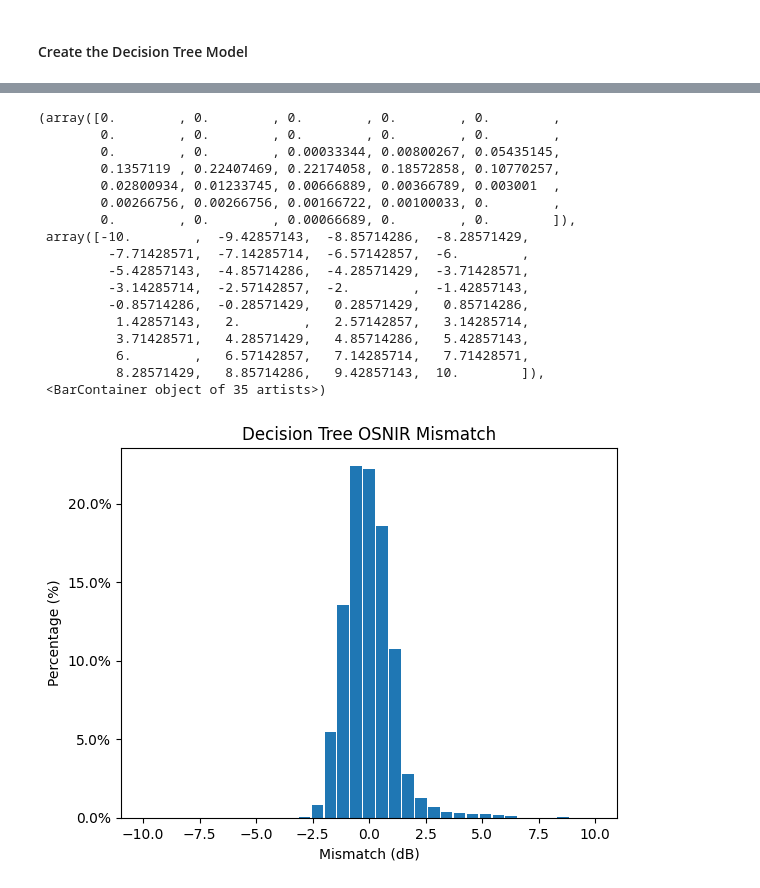
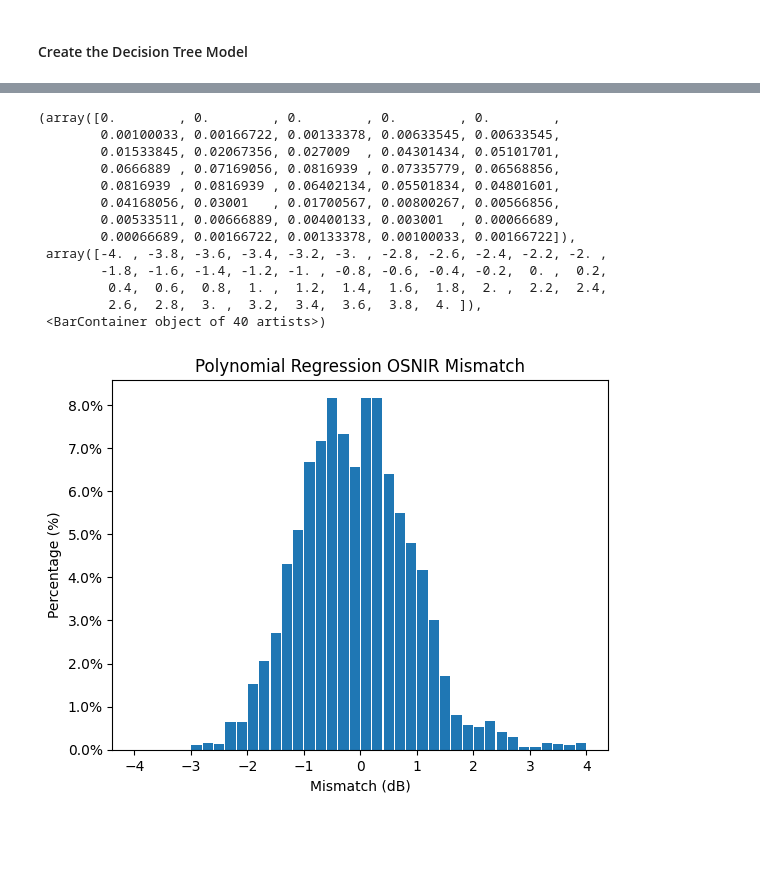
Before and after one commit to amaliacontiero/UndergradThesis, a Jupyter notebook: Machine Learning Techniques/Multivariate Polynomial Regression/OSNIR_Polynomial_Regression.ipynb, the cells around one changed output, grey strips where cells are left out. Drawn from its saved outputs; the diff is of its cells as text; code cells hidden in the pictures; blank space fills up the shorter version.

```diff
--- a/Machine Learning Techniques/Multivariate Polynomial Regression/OSNIR_Polynomial_Regression.ipynb
+++ b/Machine Learning Techniques/Multivariate Polynomial Regression/OSNIR_Polynomial_Regression.ipynb
@@ -70,25 +69,26 @@ pred_df.to_csv("OSNIR_Prediction_LR.csv",index=False)
 # %%
-plt.title('Decision Tree OSNIR Mismatch')
+plt.title('Polynomial Regression OSNIR Mismatch')
 plt.xlabel('Mismatch (dB)')
 plt.ylabel('Percentage (%)')
 plt.gca().yaxis.set_major_formatter(PercentFormatter(1))
-plt.hist(Mism, range=(-10,10), rwidth=0.9, bins=35, weights=np.ones(len(Mism))/len(Mism))
+plt.hist(Mism,
+         range=(-4,4),
+         rwidth=0.9,
+         bins=40,
+         weights=np.ones(len(Mism))/len(Mism)
+         )
 # %% [output]
 (array([0.        , 0.        , 0.        , 0.        , 0.        ,
-        0.        , 0.        , 0.        , 0.        , 0.        ,
-        0.        , 0.        , 0.00033344, 0.00800267, 0.05435145,
-        0.1357119 , 0.22407469, 0.22174058, 0.18572858, 0.10770257,
-        0.02800934, 0.01233745, 0.00666889, 0.00366789, 0.003001  ,
-        0.00266756, 0.00266756, 0.00166722, 0.00100033, 0.        ,
-        0.        , 0.        , 0.00066689, 0.        , 0.        ]),
- array([-10.        ,  -9.42857143,  -8.85714286,  -8.28571429,
-         -7.71428571,  -7.14285714,  -6.57142857,  -6.        ,
-         -5.42857143,  -4.85714286,  -4.28571429,  -3.71428571,
-         -3.14285714,  -2.57142857,  -2.        ,  -1.42857143,
-         -0.85714286,  -0.28571429,   0.28571429,   0.85714286,
-          1.42857143,   2.        ,   2.57142857,   3.14285714,
-          3.71428571,   4.28571429,   4.85714286,   5.42857143,
-          6.        ,   6.57142857,   7.14285714,   7.71428571,
-          8.28571429,   8.85714286,   9.42857143,  10.        ]),
- <BarContainer object of 35 artists>)
+        0.00100033, 0.00166722, 0.00133378, 0.00633545, 0.00633545,
+        0.01533845, 0.02067356, 0.027009  , 0.04301434, 0.05101701,
+        0.0666889 , 0.07169056, 0.0816939 , 0.07335779, 0.06568856,
+        0.0816939 , 0.0816939 , 0.06402134, 0.05501834, 0.04801601,
+        0.04168056, 0.03001   , 0.01700567, 0.00800267, 0.00566856,
+        0.00533511, 0.00666889, 0.00400133, 0.003001  , 0.00066689,
+        0.00066689, 0.00166722, 0.00133378, 0.00100033, 0.00166722]),
+ array([-4. , -3.8, -3.6, -3.4, -3.2, -3. , -2.8, -2.6, -2.4, -2.2, -2. ,
+        -1.8, -1.6, -1.4, -1.2, -1. , -0.8, -0.6, -0.4, -0.2,  0. ,  0.2,
+         0.4,  0.6,  0.8,  1. ,  1.2,  1.4,  1.6,  1.8,  2. ,  2.2,  2.4,
+         2.6,  2.8,  3. ,  3.2,  3.4,  3.6,  3.8,  4. ]),
+ <BarContainer object of 40 artists>)
-[figure, old version]
+[figure, new version]
```
Also changed, not shown: parts of 3 cells of this notebook, 15 other files.
